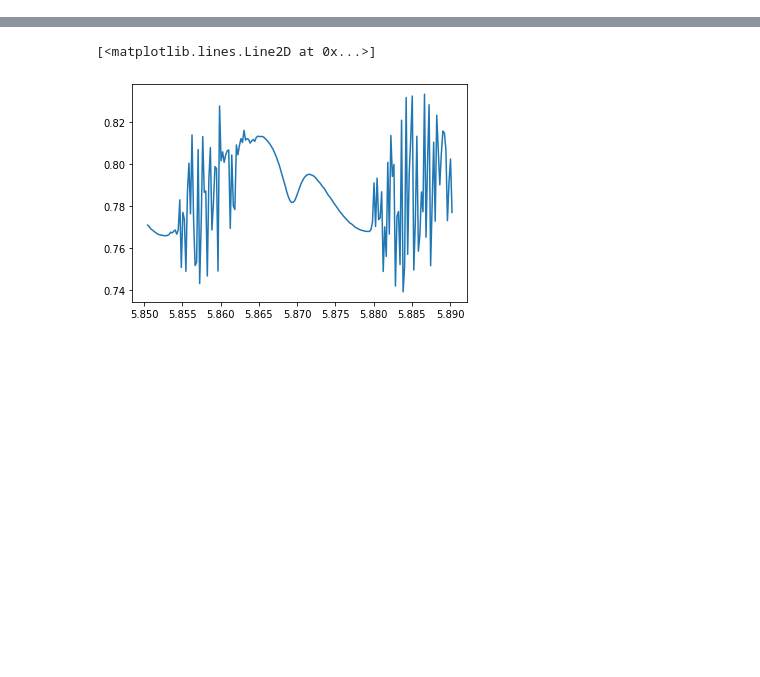
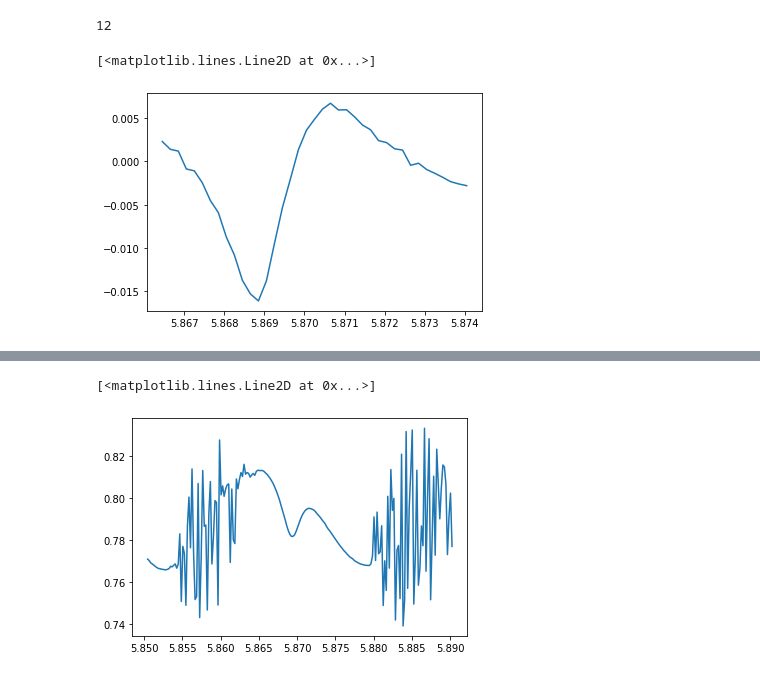
Before and after one commit to biqute/QTLab2122, a Jupyter notebook: SingleIRsource/analysis/analysis.ipynb, the cells around one changed output, grey strips where cells are left out. Cells and saved outputs as stored; diff of their text form; code cells hidden in the pictures; blank space fills up the shorter version.

```diff
--- a/SingleIRsource/analysis/analysis.ipynb
+++ b/SingleIRsource/analysis/analysis.ipynb
@@ -58,3 +58,13 @@ plt.plot(x,(np.array(Q_new)**2+np.array(I_new)**2)**0.5)
+# %%
+der_i = np.diff(I_mean[begin:end])
+der_q = np.diff(Q_mean[begin:end])
+tot = der_i + der_q
+print(np.argmin(tot))
+plt.plot(x[begin:(end-1)],tot)
+# %% [output]
+12
+[<matplotlib.lines.Line2D at 0x...>]
+[figure, added]
 # %%
 def find_max_der(i,q, begin=90, end=110):
     der_i = np.diff(i[begin:end])
```
Also changed, not shown: parts of 10 cells of this notebook, 21 other files.
